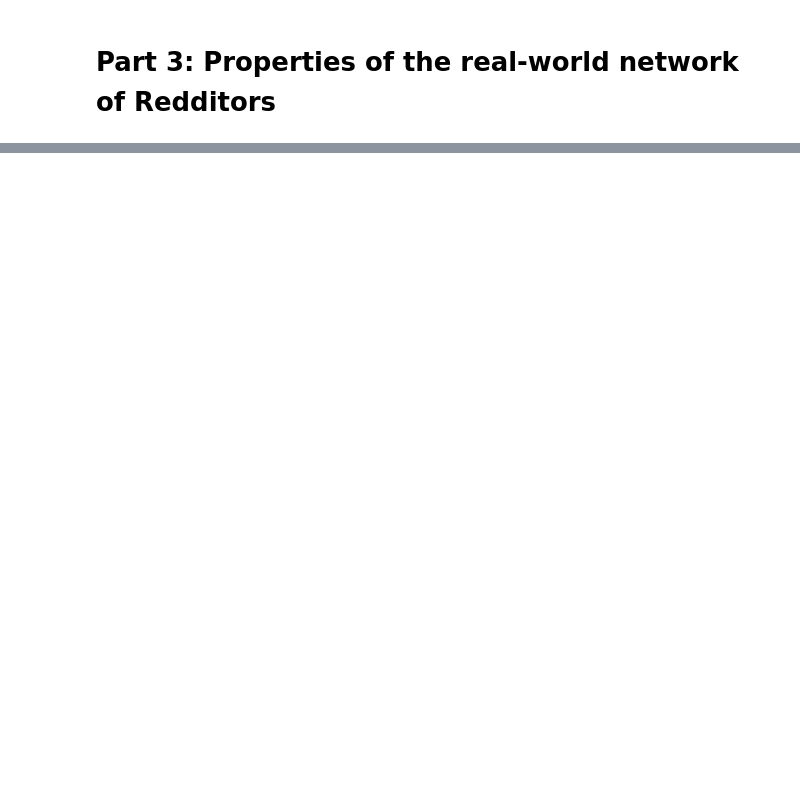
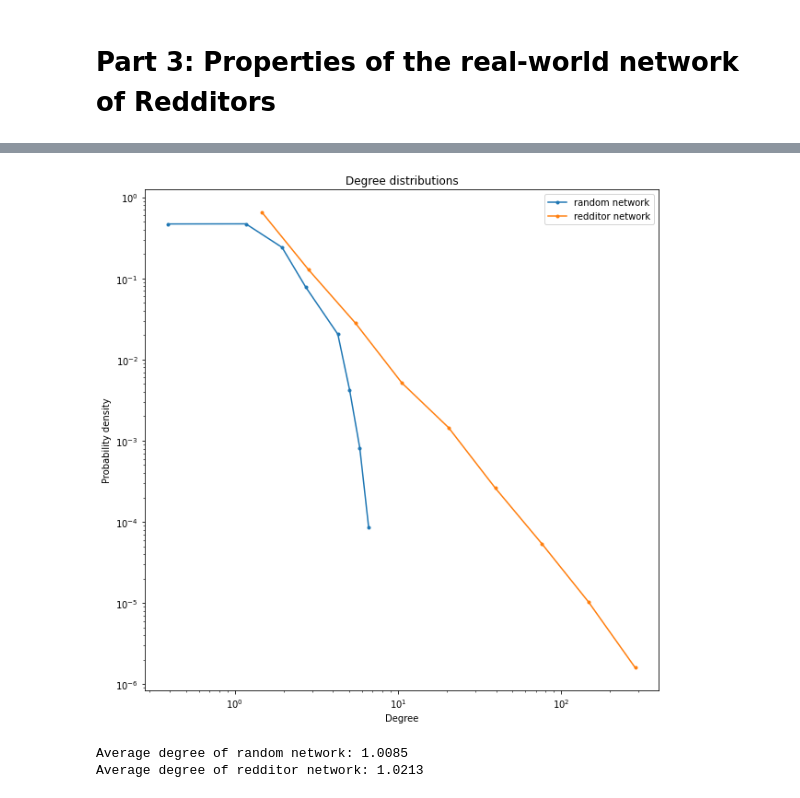
Before and after one commit to s183920/comsocsci2021, a Jupyter notebook: lectures/Week4.ipynb, the cells around one changed output, grey strips where cells are left out. Cells and saved outputs as stored; diff of their text form; code cells hidden in the pictures; blank space fills up the shorter version.

```diff
--- a/lectures/Week4.ipynb
+++ b/lectures/Week4.ipynb
@@ -180,0 +133,9 @@ display(tmp[(tmp.source == "thehulkneedsglasses") & (tmp.target == "skyfallboom"
+# %%
+# calculate prob and avg degree
+N = len(G.nodes())
+L_max = N*(N-1)/2
+L_avg = len(G.edges())
+p = L_avg/L_max # isolate in eq 3.2
+print(f"The probability of of two nodes being connected is: \n\t p = {p*1e2:.4f} %")
+k_avg = p*(N-1) # use eq 3.3 to obtain average degree
+print(f"The average degree of a node is: \n\t <k> = {k_avg:.4f}")
@@ -180,0 +147,3 @@ display(tmp[(tmp.source == "thehulkneedsglasses") & (tmp.target == "skyfallboom"
+# %%
+# create random network
+G_random = nx.erdos_renyi_graph(n = N, p = p, seed = 420)
@@ -180,0 +163,40 @@ display(tmp[(tmp.source == "thehulkneedsglasses") & (tmp.target == "skyfallboom"
+# %%
+# degree distribution of random network
+degrees_rnd = list(dict(G_random.degree()).values())
+# min(degrees_rnd), max(degrees_rnd) # 0, 7
+bins = np.linspace(0, 7, 10)
+hist_rnd, edges_rnd = np.histogram(degrees_rnd, bins, density = True)
+# %%
+# degree distribution of redditors network
+degrees_red = list(dict(G.degree()).values())
+# min(degrees_red), max(degrees_red) # 0, 376
+bins = np.logspace(0, np.log10(376), 10)
+hist_red, edges_red = np.histogram(degrees_red, bins, density = True)
+# %%
+# plot distributions
+x_rnd = (edges_rnd[1:] + edges_rnd[:-1])/2.
+x_red = (edges_red[1:] + edges_red[:-1])/2.
+
+x_rnd, y_rnd = zip(*[(i,j) for (i,j) in zip(x_rnd, hist_rnd) if j > 0])
+x_red, y_red = zip(*[(i,j) for (i,j) in zip(x_red, hist_red) if j > 0])
+
+fig, ax = plt.subplots(figsize = (10,10))
+ax.plot(x_rnd, y_rnd, label = "random network", marker = ".")
+ax.plot(x_red, y_red, label = "redditor network", marker = ".")
+ax.set_yscale("log")
+ax.set_xscale("log")
+ax.set_ylabel("Probability density")
+ax.set_xlabel("Degree")
+ax.set_title("Degree distributions")
+ax.legend()
+
+plt.show()
+# %% [output]
+[figure, added]
+# %%
+# average degrees
+print(f"Average degree of random network: {np.mean(degrees_rnd):.4f}")
+print(f"Average degree of redditor network: {np.mean(degrees_red):.4f}")
+# %% [output]
+Average degree of random network: 1.0085
+Average degree of redditor network: 1.0213
```
Also changed, not shown: parts of 16 cells of this notebook, 1 other file.
